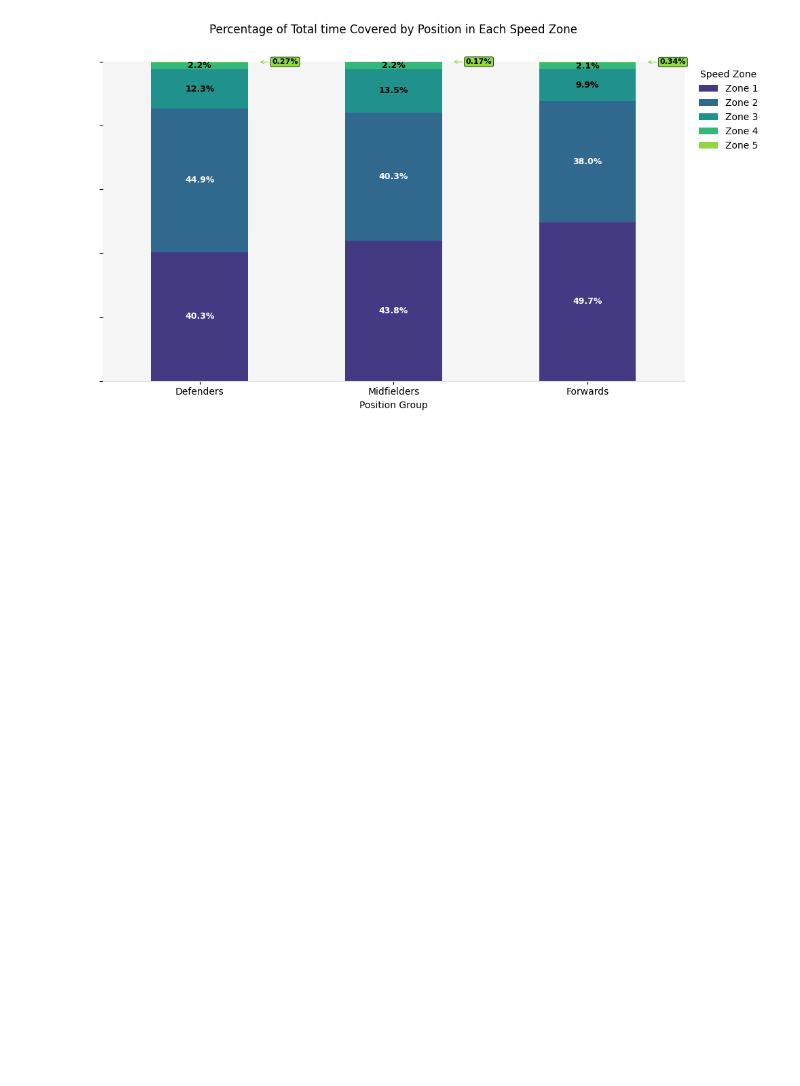
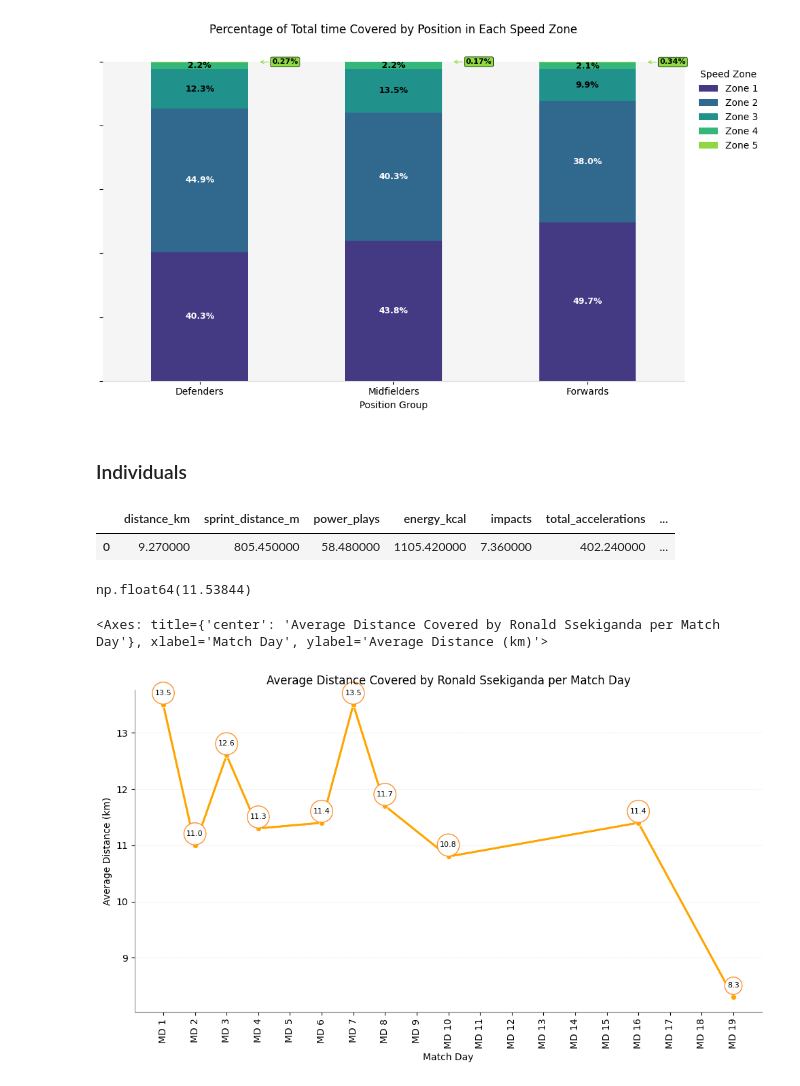
Before and after one commit to humphrey-nyanzi/physical-data-pipeline, a Jupyter notebook: analysis_UPL_2025.ipynb, the cells around one changed output. Drawn from its saved outputs; the diff is of its cells as text; code cells hidden in the pictures; blank space fills up the shorter version.

```diff
--- a/analysis_UPL_2025.ipynb
+++ b/analysis_UPL_2025.ipynb
@@ -1763,3 +1982,33 @@ plt.tight_layout()
 plt.show()
 # %% [output]
 [figure]
+# %% [markdown]
+### Individuals
+# %%
+edward_data = df[(df['p_name'] == 'Allan Okello')][volume_metrics + intensity_metrics].mean().round(2)
+style_table_for_docs(edward_data.to_frame().T)
+# %% [output]
+|  | distance_km | sprint_distance_m | power_plays | energy_kcal | impacts | total_accelerations | ... |
+| 0 | 9.270000 | 805.450000 | 58.480000 | 1105.420000 | 7.360000 | 402.240000 | ... |
+# %%
+df[(df['p_name'] == 'Ronald Ssekiganda')]['distance_km'].mean()
+# %% [output]
+np.float64(11.53844)
+# %%
+# plot a line graph showing the average distance covered by Ronald Ssekiganda in each match day
+ronald_data = df[df['p_name'] == 'Ronald Ssekiganda'].groupby('match_day')['distance_km'].mean().round(1).reset_index()
+ronald_data['match_day'] = pd.Categorical(ronald_data['match_day'],
+                                             categories=matchday_order, ordered=True)
+ronald_data = ronald_data.sort_values('match_day')
+plot_line_with_values(
+    ronald_data,
+    x_col='match_day',
+    y_col='distance_km',
+    title='Average Distance Covered by Ronald Ssekiganda per Match Day',
+    x_label='Match Day',
+    y_label='Average Distance (km)',
+
+)
+# %% [output]
+<Axes: title={'center': 'Average Distance Covered by Ronald Ssekiganda per Match Day'}, xlabel='Match Day', ylabel='Average Distance (km)'>
+[figure, added]
```
Also changed, not shown: parts of 23 cells of this notebook, 22 other files.
